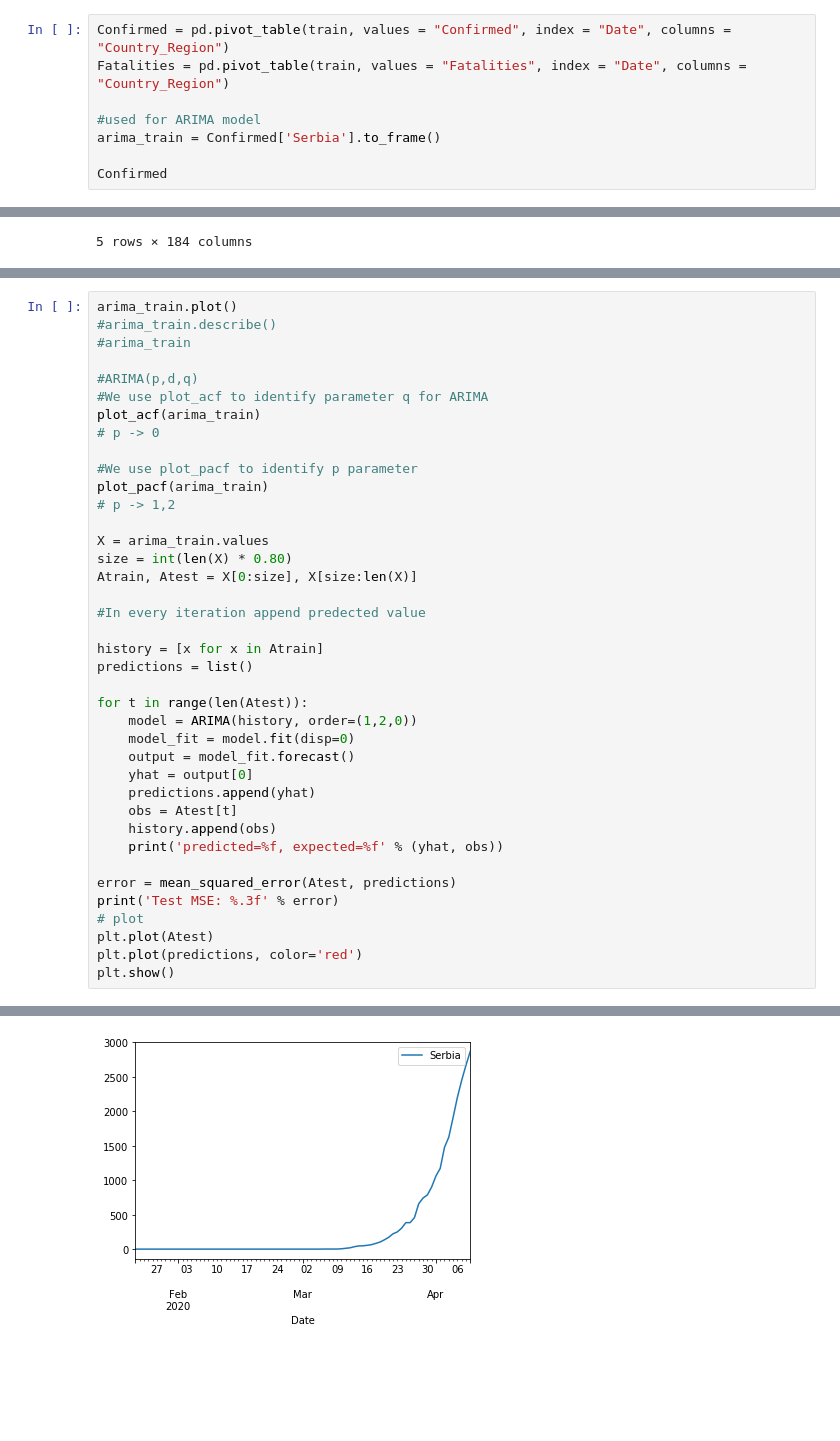
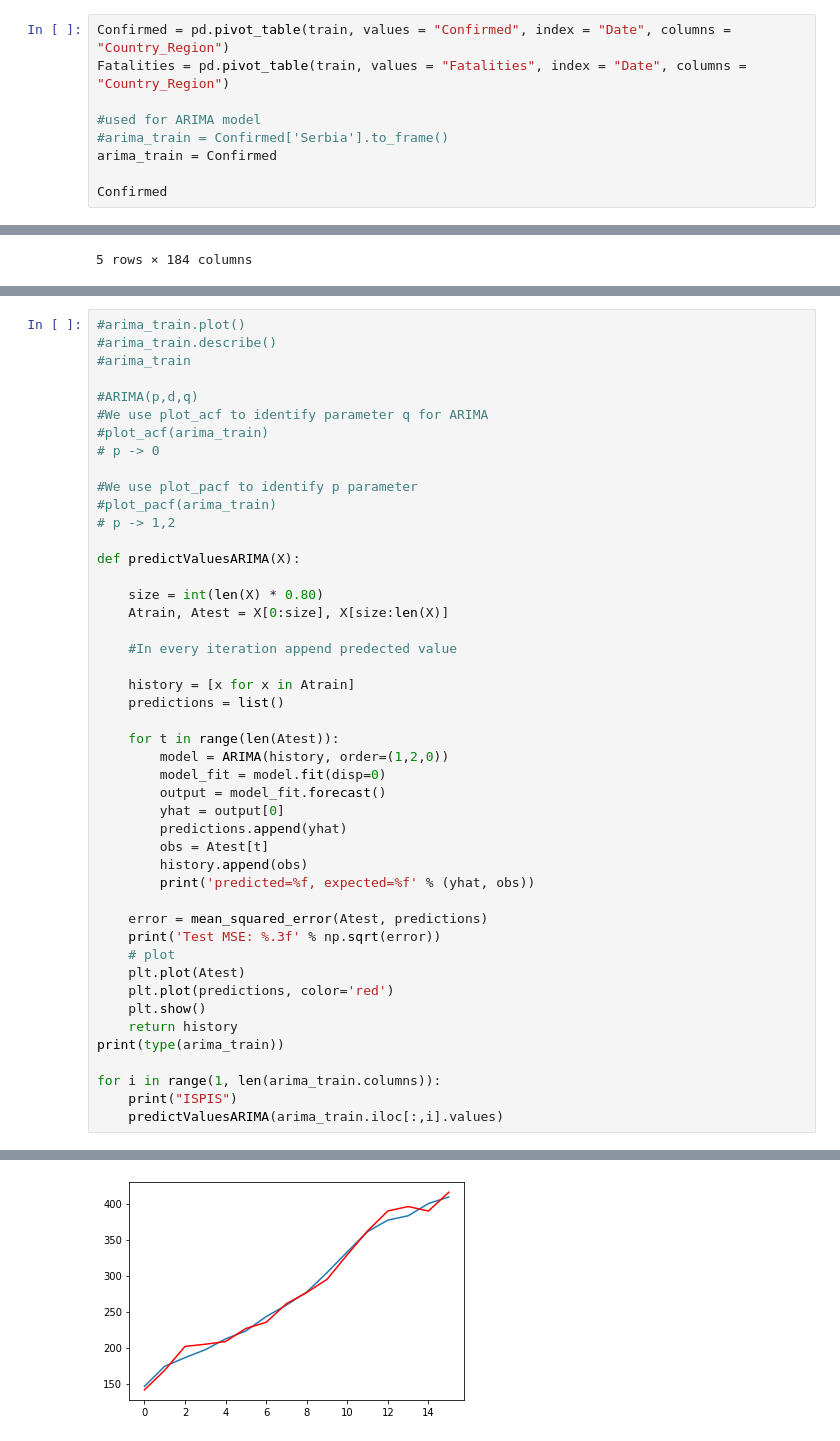
Before and after one commit to NevenaSoldat/LSTM_covid19_forecast, a Jupyter notebook: Multivariate forecasting.ipynb, the cells around one changed output, grey strips where cells are left out. Drawn from its saved outputs; the diff is of its cells as text; blank space fills up the shorter version.

Commit message:
ARIMA for every country

```diff
--- a/Multivariate forecasting.ipynb
+++ b/Multivariate forecasting.ipynb
@@ -160,7 +160,8 @@ Confirmed = pd.pivot_table(train, values = "Confirmed", index = "Date", columns
 Fatalities = pd.pivot_table(train, values = "Fatalities", index = "Date", columns = "Country_Region")
 
 #used for ARIMA model
-arima_train = Confirmed['Serbia'].to_frame()
+#arima_train = Confirmed['Serbia'].to_frame()
+arima_train = Confirmed
 
 Confirmed
 # %% [output]
@@ -567,42 +577,49 @@ fig.show()
 # %% [output]
 [interactive output not drawn]
 # %%
-arima_train.plot()
+#arima_train.plot()
 #arima_train.describe()
 #arima_train
 
 #ARIMA(p,d,q)
 #We use plot_acf to identify parameter q for ARIMA
-plot_acf(arima_train)
+#plot_acf(arima_train)
 # p -> 0
 
 #We use plot_pacf to identify p parameter
-plot_pacf(arima_train)
+#plot_pacf(arima_train)
 # p -> 1,2
 
-X = arima_train.values
-size = int(len(X) * 0.80)
-Atrain, Atest = X[0:size], X[size:len(X)]
+def predictValuesARIMA(X):
 
-#In every iteration append predected value
+    size = int(len(X) * 0.80)
+    Atrain, Atest = X[0:size], X[size:len(X)]
 
-history = [x for x in Atrain]
-predictions = list()
+    #In every iteration append predected value
 
-for t in range(len(Atest)):
-    model = ARIMA(history, order=(1,2,0))
-    model_fit = model.fit(disp=0)
-    output = model_fit.forecast()
-    yhat = output[0]
-    predictions.append(yhat)
-    obs = Atest[t]
-    history.append(obs)
-    print('predicted=%f, expected=%f' % (yhat, obs))
+    history = [x for x in Atrain]
+    predictions = list()
 
-error = mean_squared_error(Atest, predictions)
-print('Test MSE: %.3f' % error)
-# plot
-plt.plot(Atest)
-plt.plot(predictions, color='red')
-plt.show()
+    for t in range(len(Atest)):
+        model = ARIMA(history, order=(1,2,0))
+        model_fit = model.fit(disp=0)
+        output = model_fit.forecast()
+        yhat = output[0]
+        predictions.append(yhat)
+        obs = Atest[t]
+        history.append(obs)
+        print('predicted=%f, expected=%f' % (yhat, obs))
+
+    error = mean_squared_error(Atest, predictions)
+    print('Test MSE: %.3f' % np.sqrt(error))
+    # plot
+    plt.plot(Atest)
+    plt.plot(predictions, color='red')
+    plt.show()
+    return history
+print(type(arima_train))
+
+for i in range(1, len(arima_train.columns)):
+    print("ISPIS")
+    predictValuesARIMA(arima_train.iloc[:,i].values)
 # %% [output]
@@ -626 +645 @@ Test MSE: 8599.969
-[figure, old version]
+[figure, new version]
```
Also changed, not shown: parts of 2 cells of this notebook.
